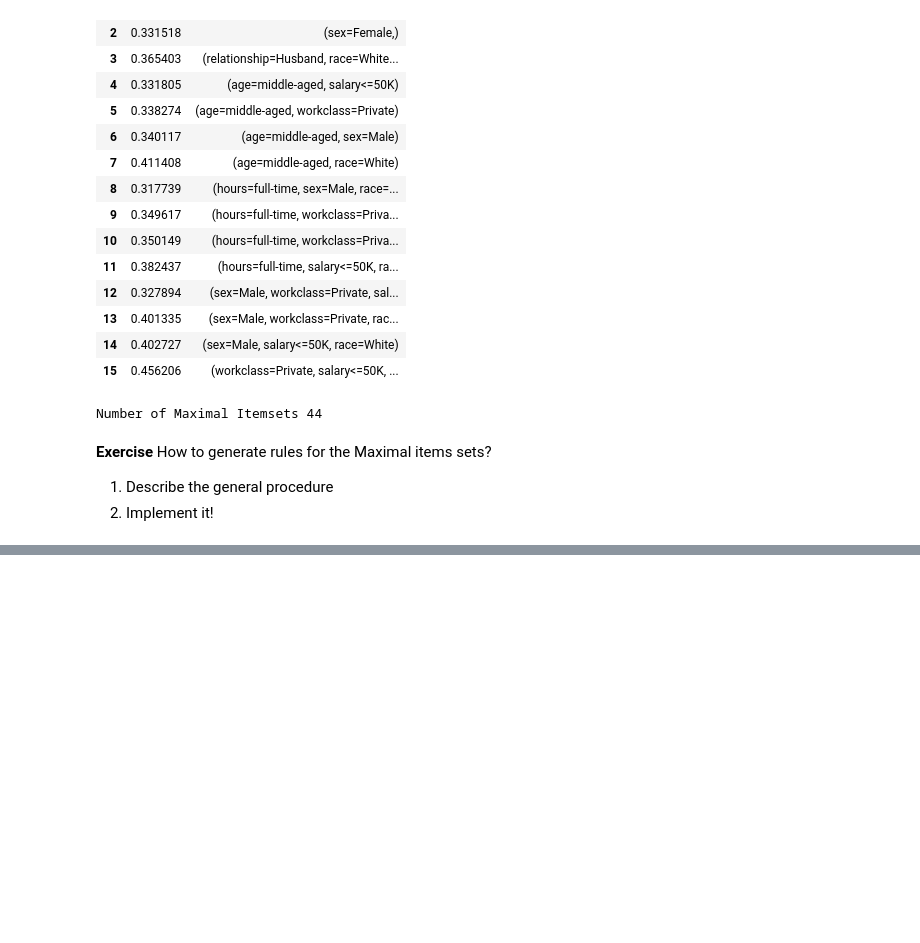
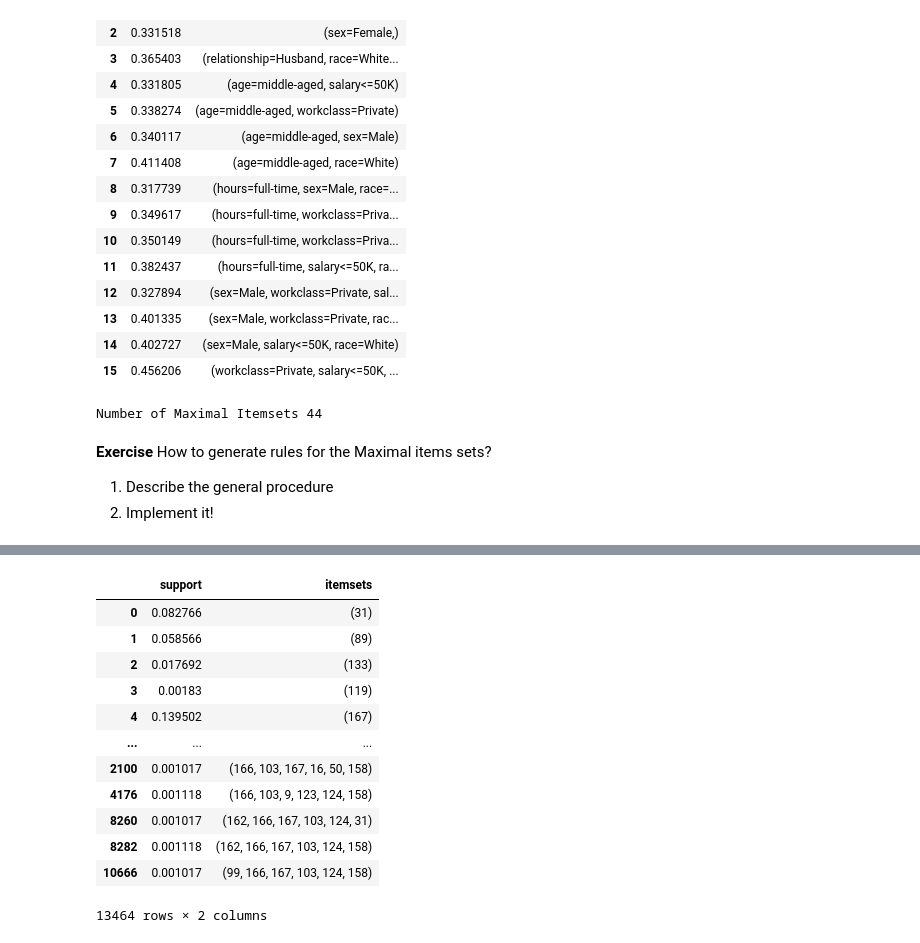
Before and after one commit to joelpoliveira/DataMiningCourse, a Jupyter notebook: TP/Lab Class TP05-20230323/PD_2223_TP05.ipynb, the cells around one changed output, grey strips where cells are left out. Cells and saved outputs as stored; diff of their text form; code cells hidden in the pictures; blank space fills up the shorter version.

Commit message:
add: generate closed/max itemsets | get rules from closed/max itemsets

```diff
--- a/TP/Lab Class TP05-20230323/PD_2223_TP05.ipynb
+++ b/TP/Lab Class TP05-20230323/PD_2223_TP05.ipynb
@@ -902,0 +903,3 @@ ru
+# %%
+all_groce = fpgrowth(groceries_db, 0.001)
+print("Number of Itemsets", len(all_groce))
@@ -902,0 +946,26 @@ ru
+# %%
+def get_closed_itemset(fi):
+    set_size = fi.itemsets.apply(len)
+    min_set_size, max_set_size = set_size.min(), set_size.max()
+
+    closed_fi = pd.DataFrame(columns=["support", "itemsets"])
+
+    for size in range(min_set_size, max_set_size+1):
+        sets = fi[set_size==size]
+        super_sets = fi[set_size==size+1]
+
+        for i in tqdm(sets.index):
+            row = sets.loc[i]
+            itemset = row.itemsets
+            matching_supersets = super_sets[
+                super_sets.itemsets.apply(lambda item: (itemset&item) == itemset)
+            ]
+
+
+            if (len(matching_supersets)==0) or \
+            (matching_supersets.support!=row.support).all():
+                closed_fi.loc[i] = row
+
+    return closed_fi
+# %%
+closed_groces = get_closed_itemset(all_groce)
@@ -902,0 +1030,16 @@ ru
+# %%
+closed_groces
+# %% [output]
+|  | support | itemsets |
+| 0 | 0.082766 | (31) |
+| 1 | 0.058566 | (89) |
+| 2 | 0.017692 | (133) |
+| 3 | 0.00183 | (119) |
+| 4 | 0.139502 | (167) |
+| ... | ... | ... |
+| 2100 | 0.001017 | (166, 103, 167, 16, 50, 158) |
+| 4176 | 0.001118 | (166, 103, 9, 123, 124, 158) |
+| 8260 | 0.001017 | (162, 166, 167, 103, 124, 31) |
+| 8282 | 0.001118 | (162, 166, 167, 103, 124, 158) |
+| 10666 | 0.001017 | (99, 166, 167, 103, 124, 158) |
+13464 rows × 2 columns
```
Also changed, not shown: parts of 19 cells of this notebook.
